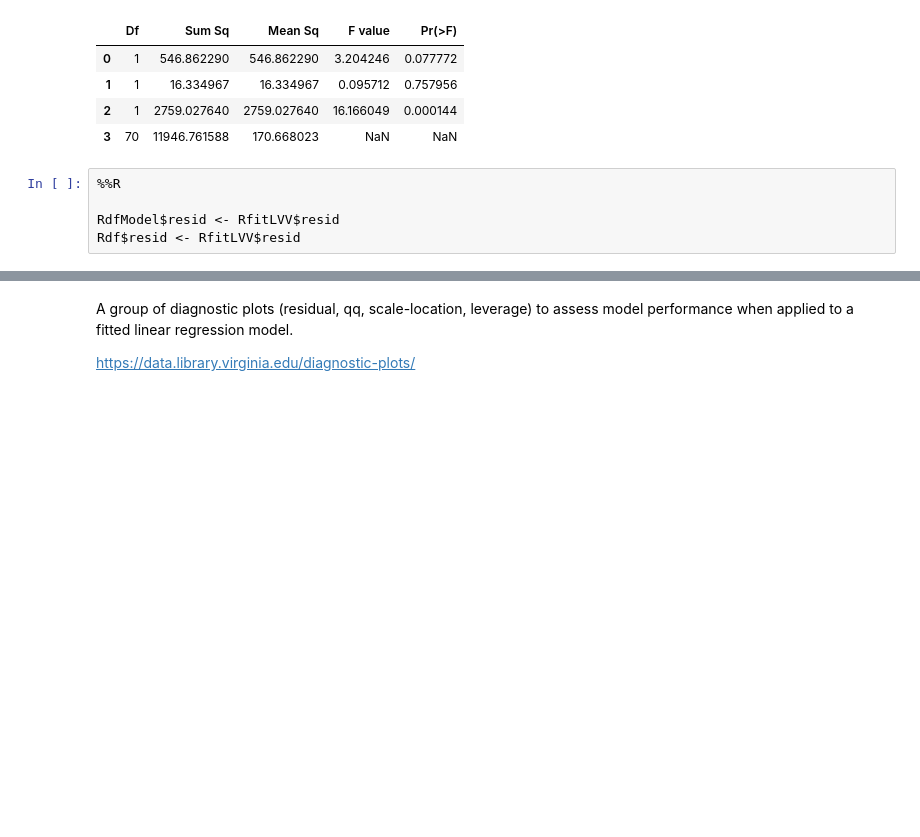
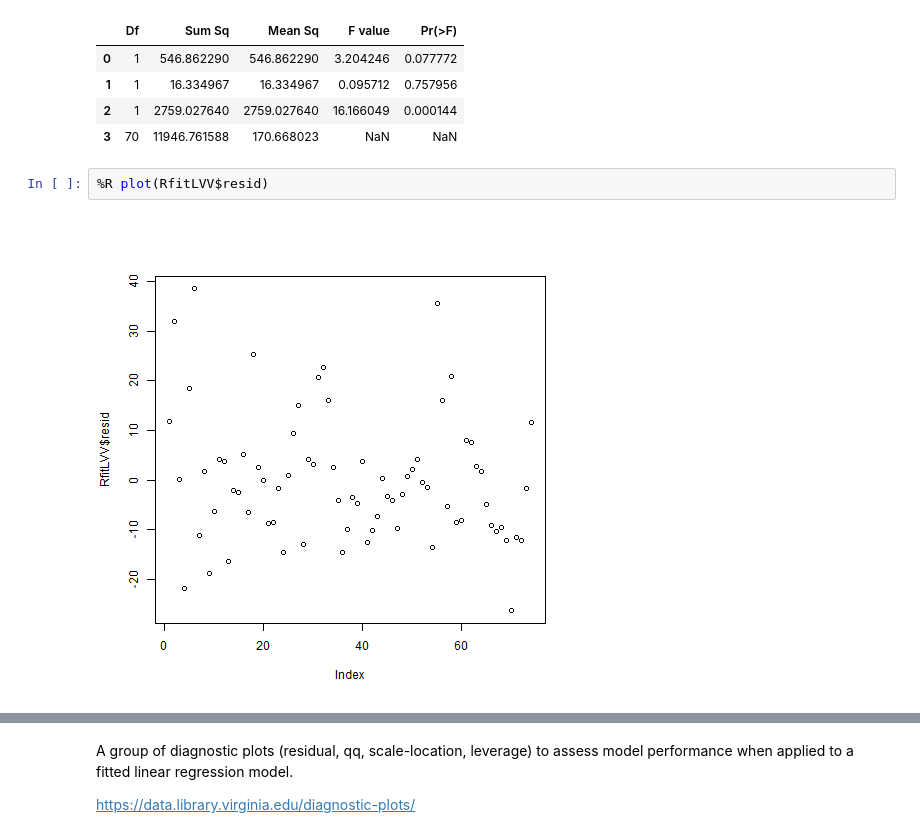
Before and after one commit to arvidl/lvv-ri, a Jupyter notebook: notebooks/0.0-test.ipynb, the cells around one changed output, grey strips where cells are left out. Drawn from its saved outputs; the diff is of its cells as text; blank space fills up the shorter version.

```diff
--- a/notebooks/0.0-test.ipynb
+++ b/notebooks/0.0-test.ipynb
@@ -309,8 +364,7 @@ ListVector with 11 elements.
 | 2 | 1 | 2759.027640 | 2759.027640 | 16.166049 | 0.000144 |
 | 3 | 70 | 11946.761588 | 170.668023 | NaN | NaN |
 # %%
-%%R
-
-RdfModel$resid <- RfitLVV$resid
-Rdf$resid <- RfitLVV$resid
+%R plot(RfitLVV$resid)
+# %% [output]
+[figure, added]
 # %%
```
Also changed, not shown: parts of 21 cells of this notebook, 14 other files.
